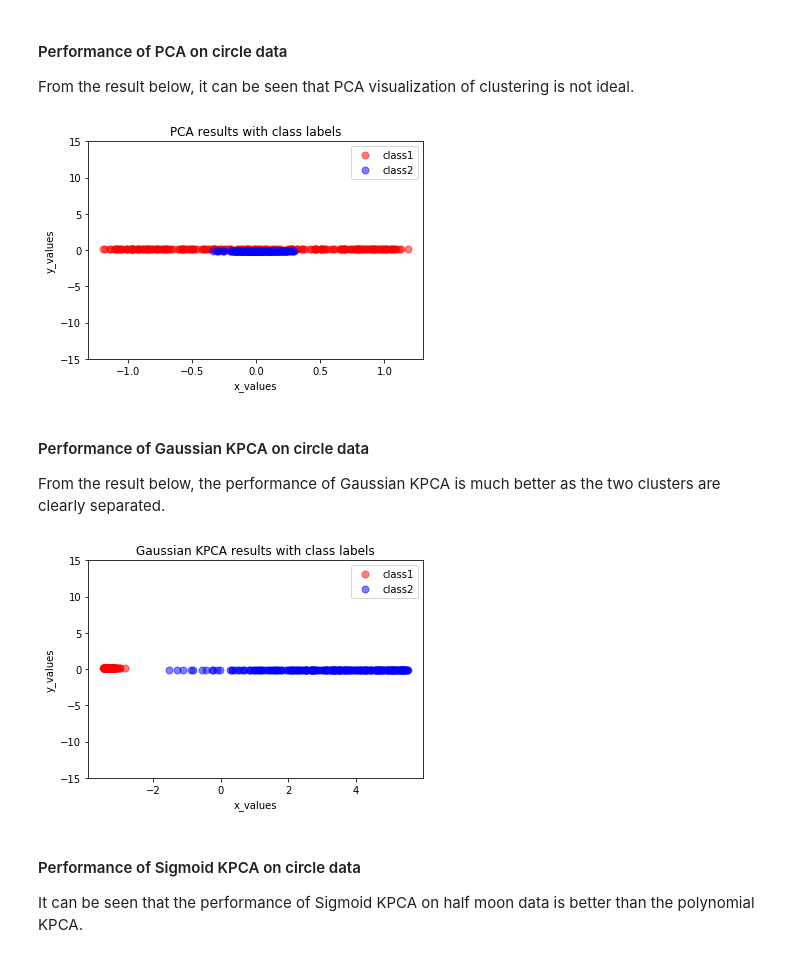
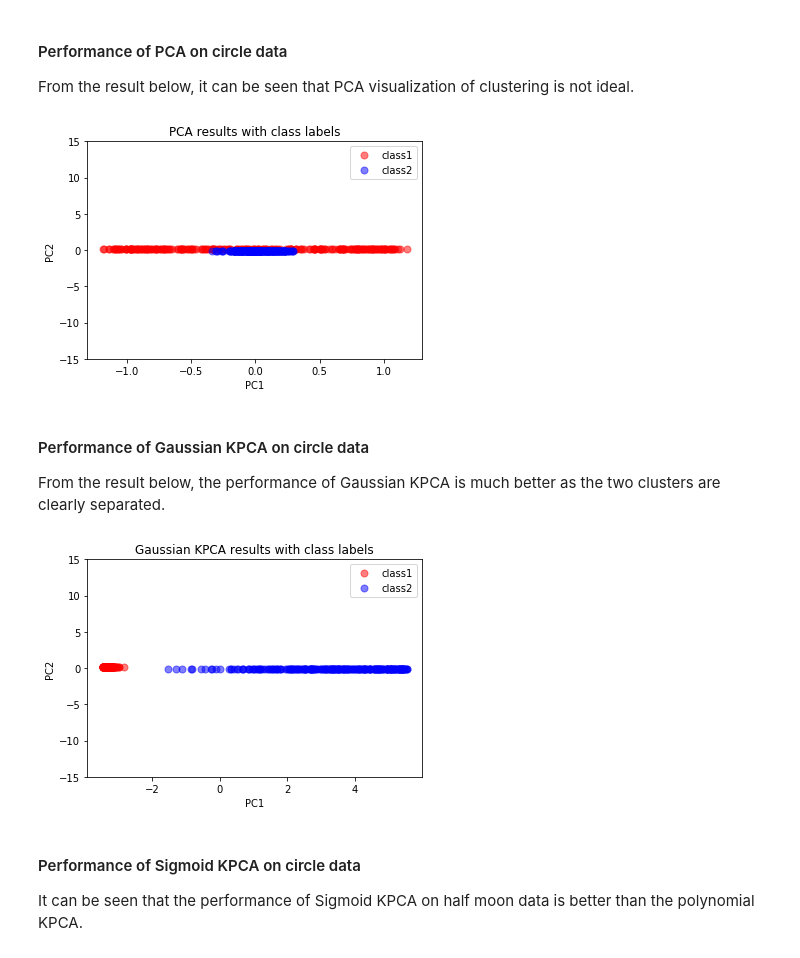
Before and after one commit to Yangliule/535-final-project, a Jupyter notebook: 535_Final_Project_combined.ipynb, the cells around one changed output. Cells and saved outputs as stored; diff of their text form; code cells hidden in the pictures.

```diff
--- a/535_Final_Project_combined.ipynb
+++ b/535_Final_Project_combined.ipynb
@@ -374,19 +374,19 @@ From the result below, it can be seen that PCA visualization of clustering is no
 # %%
 mean = np.mean(X,0)
 centered_X = X - mean
 
 pca_result = svd_pca(centered_X, n_components = 1)
 pca_result = pca_result.transpose()
 plt.ylim([-15,15])
 plt.plot(pca_result[y==0,0],np.zeros((250,1))+0.1 ,'o', markersize=7, color='red', alpha=0.5, label='class1')
 plt.plot(pca_result[y==1,0],np.zeros((250,1))-0.1,'o', markersize=7, color='blue', alpha=0.5, label='class2')
-plt.xlabel('x_values')
-plt.ylabel('y_values')
+plt.xlabel('PC1')
+plt.ylabel('PC2')
 plt.legend()
 plt.title('PCA results with class labels')
 plt.show()
 # %% [output]
-[figure, old version]
+[figure, new version]
 # %% [markdown]
 #### Performance of Gaussian KPCA on circle data
 
@@ -398,13 +398,13 @@ gaussian_KPCA_result = gaussian_KPCA_result.transpose()
 plt.ylim([-15,15])
 plt.plot(gaussian_KPCA_result[y==0, 0],np.zeros((250,1))+0.1 ,'o', markersize=7, color='red', alpha=0.5, label='class1')
 plt.plot(gaussian_KPCA_result[y==1, 0],np.zeros((250,1))-0.1,'o', markersize=7, color='blue', alpha=0.5, label='class2')
-plt.xlabel('x_values')
-plt.ylabel('y_values')
+plt.xlabel('PC1')
+plt.ylabel('PC2')
 plt.legend()
 plt.title('Gaussian KPCA results with class labels')
 plt.show()
 # %% [output]
-[figure, old version]
+[figure, new version]
 # %% [markdown]
 #### Performance of Sigmoid KPCA on circle data
 
```
Also changed, not shown: parts of 11 cells of this notebook.
